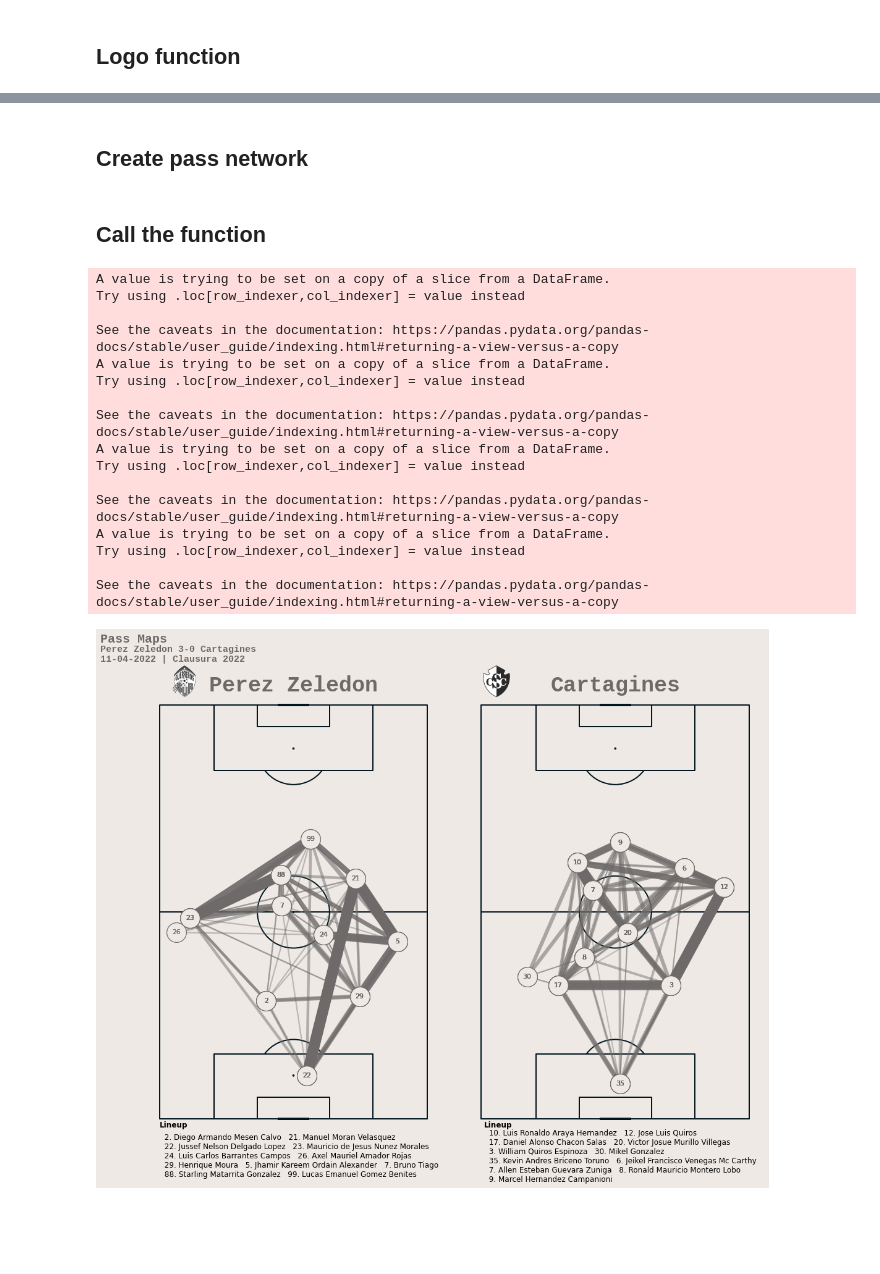
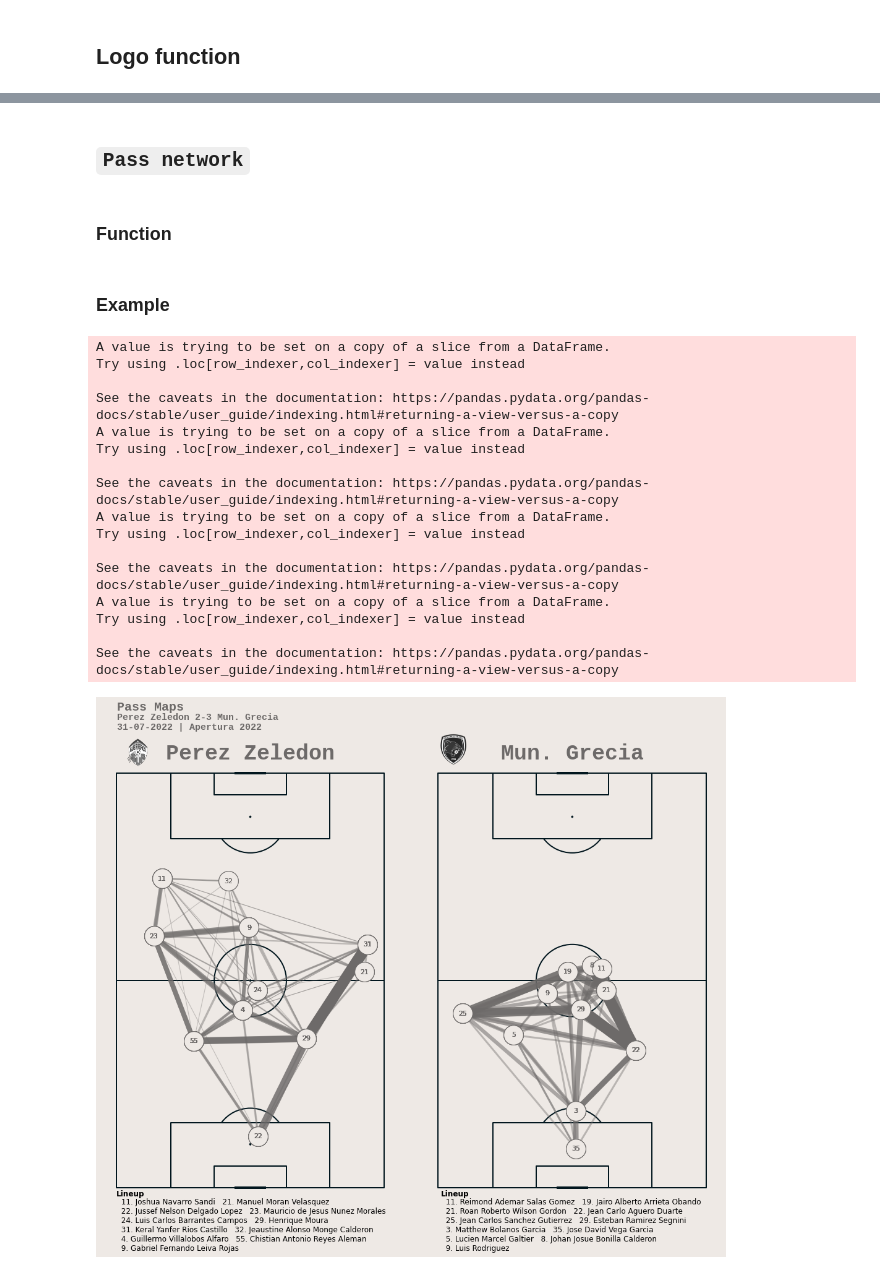
Before and after one commit to adlihs/instatXML, a Jupyter notebook: Instat_|_Pass_Map_dataframe.ipynb, the cells around one changed output, grey strips where cells are left out. Drawn from its saved outputs; the diff is of its cells as text; code cells hidden in the pictures; blank space fills up the shorter version.

```diff
--- a/Instat_|_Pass_Map_dataframe.ipynb
+++ b/Instat_|_Pass_Map_dataframe.ipynb
@@ -308,7 +254,7 @@ def set_logos(homeTeam,awayTeam):
   if homeTeam == 'Perez Zeledon':
     image_home = Image.open("/content/drive/MyDrive/logos/Costa Rica/Perez.png")
 
-  elif homeTeam == 'Municipal Grecia':
+  elif homeTeam == 'Mun. Grecia':
     image_home = Image.open("/content/drive/MyDrive/logos/Costa Rica/Grecia.png")
 
   elif homeTeam == 'Guadalupe':
@@ -332,7 +278,7 @@ def set_logos(homeTeam,awayTeam):
   elif homeTeam == 'Sporting FC':
     image_home = Image.open("/content/drive/MyDrive/logos/Costa Rica/Sporting.png")
 
-  elif homeTeam == 'Santos de Guapiles':
+  elif homeTeam == 'Santos':
     image_home = Image.open("/content/drive/MyDrive/logos/Costa Rica/Santos.png")
 
   elif homeTeam == 'Guanacasteca':
@@ -346,7 +292,7 @@ def set_logos(homeTeam,awayTeam):
   if awayTeam == 'Perez Zeledon':
     image_away = Image.open("/content/drive/MyDrive/logos/Costa Rica/Perez.png")
 
-  elif awayTeam == 'Municipal Grecia':
+  elif awayTeam == 'Mun. Grecia':
     image_away = Image.open("/content/drive/MyDrive/logos/Costa Rica/Grecia.png")
 
   elif awayTeam == 'Guadalupe':
@@ -370,7 +316,7 @@ def set_logos(homeTeam,awayTeam):
   elif awayTeam == 'Sporting FC':
     image_away = Image.open("/content/drive/MyDrive/logos/Costa Rica/Sporting.png")
 
-  elif awayTeam == 'Santos de Guapiles':
+  elif awayTeam == 'Santos':
     image_away = Image.open("/content/drive/MyDrive/logos/Costa Rica/Santos.png")
 
   elif awayTeam == 'Guanacasteca':
@@ -391,5 +442,7 @@ array(['Perez Zeledon', 'Municipal Grecia', 'Guadalupe', 'Cartagines',
 # %% [markdown]
-## Create pass network
+## `Pass network`
+# %% [markdown]
+### Function
 # %%
 def pass_maps(game,team1,team2):
   import re
@@ -562,11 +615,11 @@ def pass_maps(game,team1,team2):
   ######### TITLE SECTION #########
   #ss = pass_count_players.query("Partido == 'Alajuelense-0-1-Deportivo-Saprissa'")
   #team1, team2 = ss['Equipos'].unique()
-  axs['title'].text(-0.1, 0.88, 'Pass Maps', fontsize=20,
+  axs['title'].text(0.001, 0.88, 'Pass Maps', fontsize=20,
                      va='center', ha='left',color='#6d6a69',fontweight = 'bold',fontproperties = game_det_fontprop)
-  axs['title'].text(-0.1, 0.68, f'{home_team} {final_result} {away_team}', fontsize=12,
+  axs['title'].text(0.001, 0.68, f'{home_team} {final_result} {away_team}', fontsize=12,
                      va='center', ha='left',color='#6d6a69',fontproperties= title_det_fontprop)
-  axs['title'].text(-0.1, 0.48, f'{game_date} | {tournament}', fontsize=12,
+  axs['title'].text(0.001, 0.48, f'{game_date} | {tournament}', fontsize=12,
                      va='center', ha='left',color='#6d6a69',fontproperties= title_det_fontprop)
   #################################
 
@@ -584,7 +637,7 @@ def pass_maps(game,team1,team2):
   ax_home_logo = add_image(image_home, fig,
                         left=0.0491,
                         bottom=0.82,
-                        height=0.07)
+                        height=0.06)
 
   ax_away_logo = add_image(image_away, fig,
                                 left=0.53,
@@ -594,29 +647,28 @@ def pass_maps(game,team1,team2):
   plt.show()
 
   ####################################
-# %% [markdown]
-## Call the function
+# %% [markdown]
+### Example
 # %%
-
-pass_maps('Perez-Zeledon-3-0-Cartagines','Perez Zeledon','Cartagines')
+pass_maps('Perez-Zeledon-2-3-Municipal-Grecia','Perez Zeledon','Mun. Grecia')
 # %% [output]
 A value is trying to be set on a copy of a slice from a DataFrame.
 Try using .loc[row_indexer,col_indexer] = value instead
 
 See the caveats in the documentation: https://pandas.pydata.org/pandas-docs/stable/user_guide/indexing.html#returning-a-view-versus-a-copy
 A value is trying to be set on a copy of a slice from a DataFrame.
 Try using .loc[row_indexer,col_indexer] = value instead
 
 See the caveats in the documentation: https://pandas.pydata.org/pandas-docs/stable/user_guide/indexing.html#returning-a-view-versus-a-copy
 A value is trying to be set on a copy of a slice from a DataFrame.
 Try using .loc[row_indexer,col_indexer] = value instead
 
 See the caveats in the documentation: https://pandas.pydata.org/pandas-docs/stable/user_guide/indexing.html#returning-a-view-versus-a-copy
 A value is trying to be set on a copy of a slice from a DataFrame.
 Try using .loc[row_indexer,col_indexer] = value instead
 
 See the caveats in the documentation: https://pandas.pydata.org/pandas-docs/stable/user_guide/indexing.html#returning-a-view-versus-a-copy
-[figure, old version]
+[figure, new version]
 # %%
 fm.findSystemFonts(fontpaths=None, fontext="ttf")
 #!rm ~/.cache/matplotlib -rf
```
Also changed, not shown: parts of 59 cells of this notebook.
